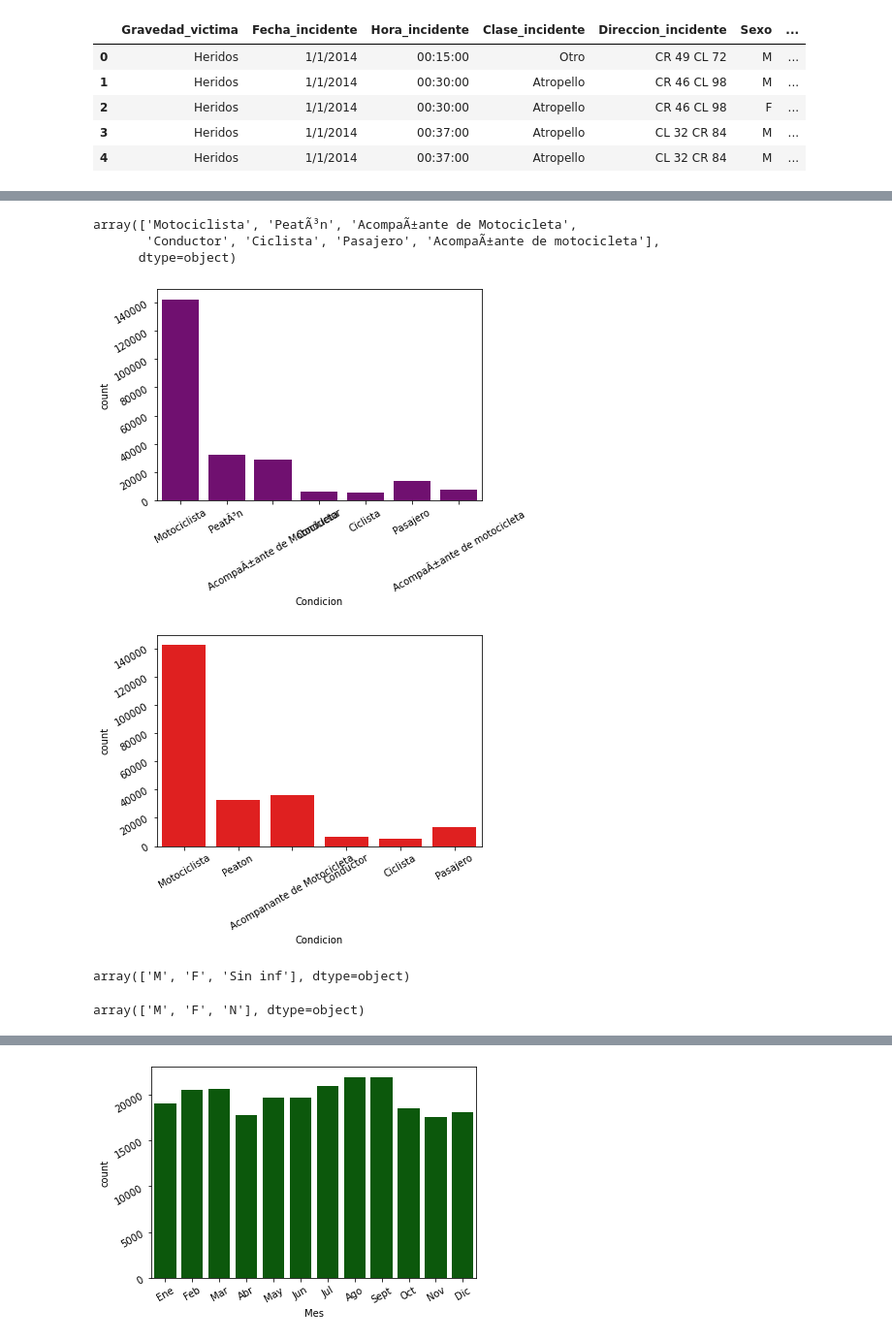
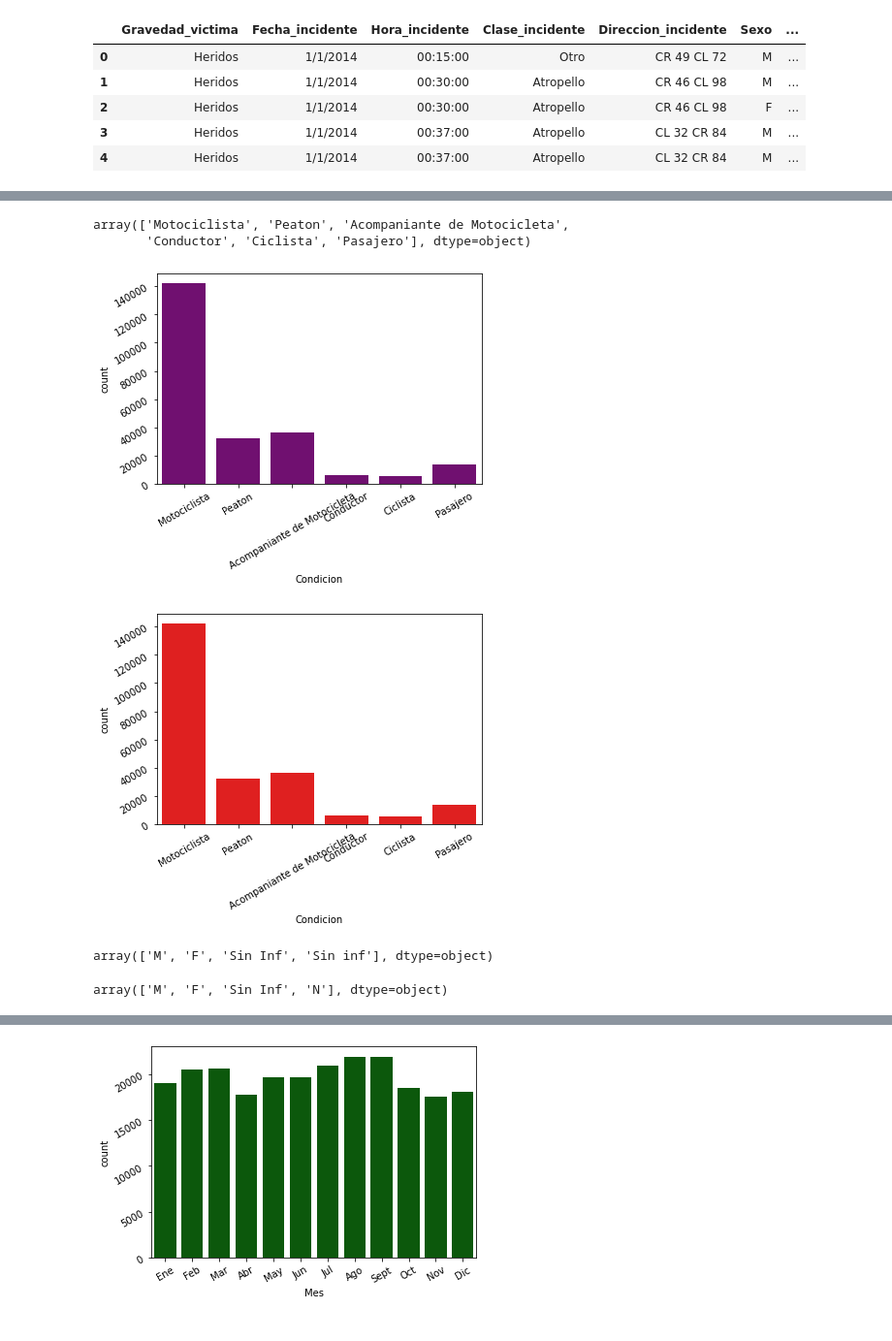
Before and after one commit to EdCsDsIA/TRAB_PRACTICO_MLEARNING, a Jupyter notebook: Copia_de_Trabajo_final_OCTA.ipynb, the cells around one changed output, grey strips where cells are left out. Shown: that part at 97% size. Cells and saved outputs as stored; diff of their text form; code cells hidden in the pictures.

```diff
--- a/Copia_de_Trabajo_final_OCTA.ipynb
+++ b/Copia_de_Trabajo_final_OCTA.ipynb
@@ -303,34 +316,36 @@ array(['Motociclista', 'Peaton', 'Acompanante de Motocicleta',
+# %%
+dfinal['Condicion']= dfinal['Condicion'].replace(['AcompaÃ±ante de Motocicleta'],'Acompaniante de Motocicleta')
+dfinal['Condicion']= dfinal['Condicion'].replace(['AcompaÃ±ante de motocicleta'],'Acompaniante de Motocicleta')
 # %%
 # comparo los cambios de valores con el data set original
-df['Condicion'].unique()
+dfinal['Condicion'].unique()
 # %% [output]
-array(['Motociclista', 'PeatÃ³n', 'AcompaÃ±ante de Motocicleta',
-       'Conductor', 'Ciclista', 'Pasajero', 'AcompaÃ±ante de motocicleta'],
-      dtype=object)
+array(['Motociclista', 'Peaton', 'Acompaniante de Motocicleta',
+       'Conductor', 'Ciclista', 'Pasajero'], dtype=object)
 # %%
 #figura en el dataset original
 plt.figure()
-sns.countplot(x=df.Condicion, color='Purple')
+sns.countplot(x=dfinal.Condicion, color='Purple')
 plt.tick_params(labelrotation=30)
 # %% [output]
-[figure, old version]
+[figure, new version]
 # %%
 #figura en el dataset copia con la unificacion de los valores
 plt.figure()
 sns.countplot(x=dfinal.Condicion, color='red')
 plt.tick_params(labelrotation=30)
 # %% [output]
-[figure, old version]
+[figure, new version]
 # %%
 dfinal['Sexo'].unique()
 # %% [output]
-array(['M', 'F', 'Sin inf'], dtype=object)
+array(['M', 'F', 'Sin Inf', 'Sin inf'], dtype=object)
 # %%
 dfinal['Sexo']= dfinal['Sexo'].replace(['Sin inf'],'N')
 # %%
 dfinal['Sexo'].unique()
 # %% [output]
-array(['M', 'F', 'N'], dtype=object)
+array(['M', 'F', 'Sin Inf', 'N'], dtype=object)
 # %%
 plt.figure()
 sns.countplot(x=dfinal.Sexo, color='yellow')
```
Also changed, not shown: parts of 17 cells of this notebook.
